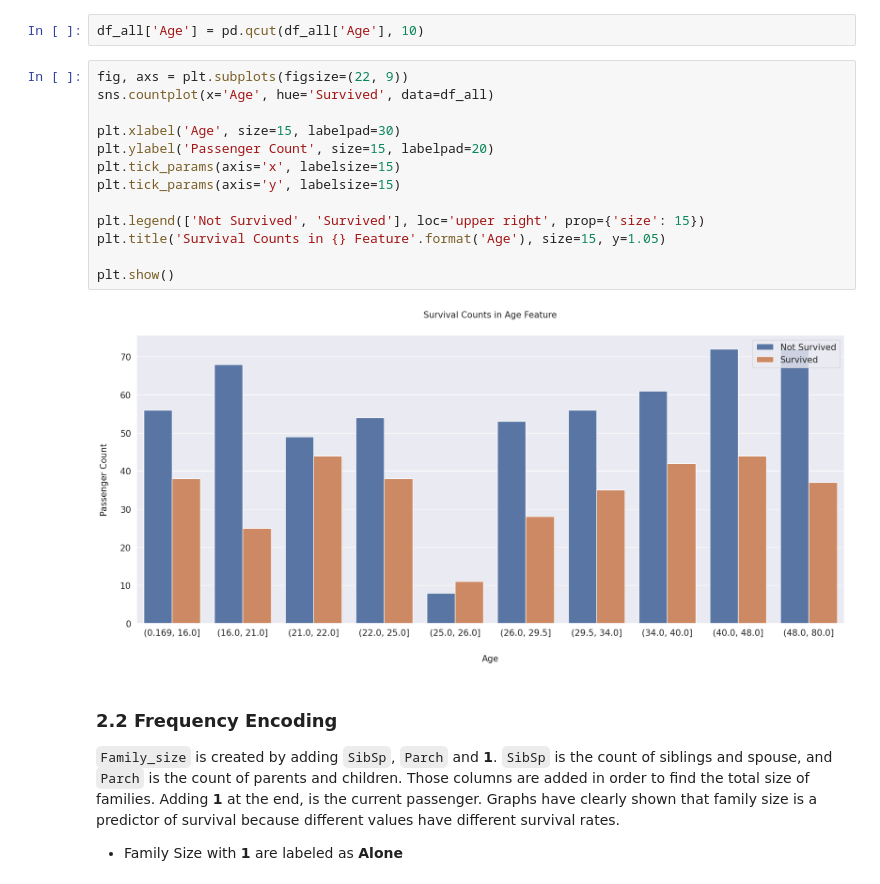
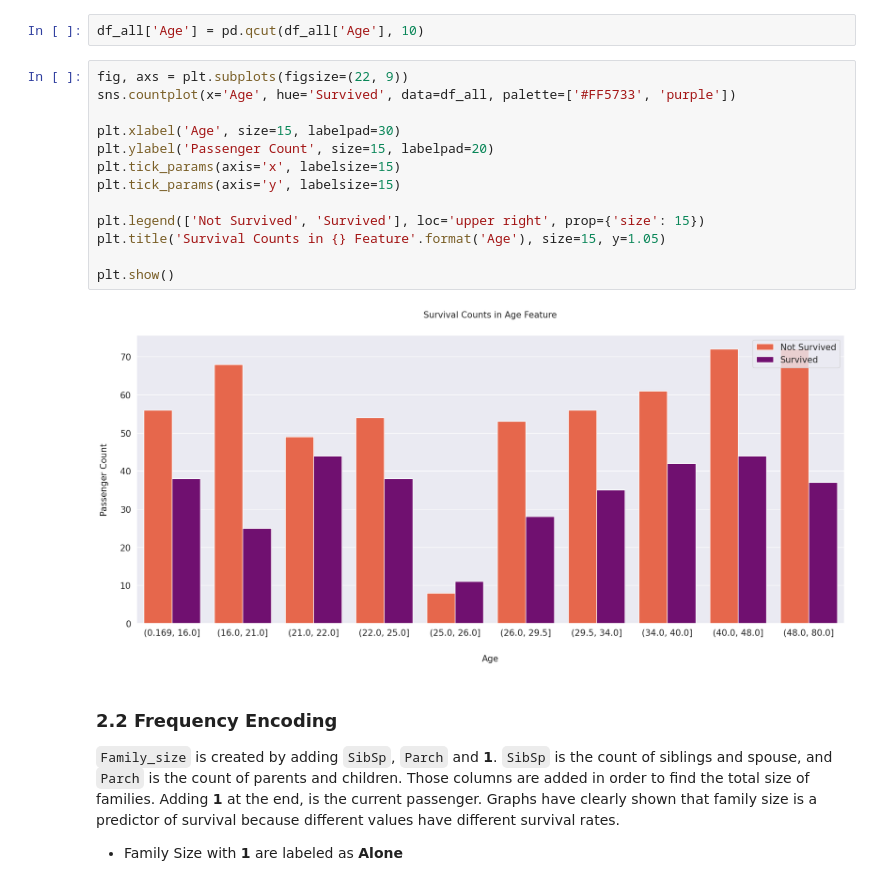
Before and after one commit to Amnaikram1/Titanic-Solution-Top-3-RandomForestClassifier, a Jupyter notebook: titanic-solution-by-dr-kaggler (1).ipynb, the cells around one changed output. Drawn from its saved outputs; the diff is of its cells as text.

```diff
--- a/titanic-solution-by-dr-kaggler (1).ipynb
+++ b/titanic-solution-by-dr-kaggler (1).ipynb
@@ -643,19 +643,19 @@ plt.show()
 df_all['Age'] = pd.qcut(df_all['Age'], 10)
 # %%
 fig, axs = plt.subplots(figsize=(22, 9))
-sns.countplot(x='Age', hue='Survived', data=df_all)
+sns.countplot(x='Age', hue='Survived', data=df_all, palette=['#FF5733', 'purple'])
 
 plt.xlabel('Age', size=15, labelpad=30)
 plt.ylabel('Passenger Count', size=15, labelpad=20)
 plt.tick_params(axis='x', labelsize=15)
 plt.tick_params(axis='y', labelsize=15)
 
 plt.legend(['Not Survived', 'Survived'], loc='upper right', prop={'size': 15})
 plt.title('Survival Counts in {} Feature'.format('Age'), size=15, y=1.05)
 
 plt.show()
 # %% [output]
-[figure, old version]
+[figure, new version]
 # %% [markdown]
 ### **2.2 Frequency Encoding**
 `Family_size` is created by adding `SibSp`, `Parch` and **1**. `SibSp` is the count of siblings and spouse, and `Parch` is the count of parents and children. Those columns are added in order to find the total size of families. Adding **1** at the end, is the current passenger. Graphs have clearly shown that family size is a predictor of survival because different values have different survival rates.
```
Also changed, not shown: parts of 3 cells of this notebook.
